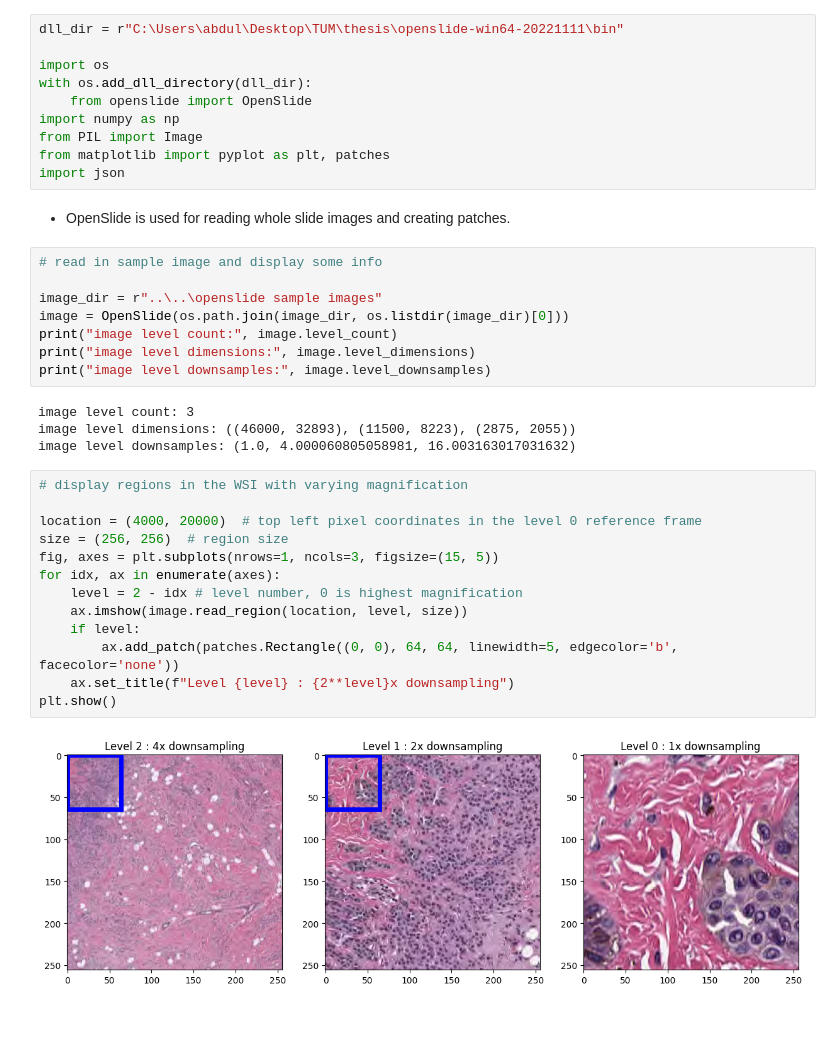
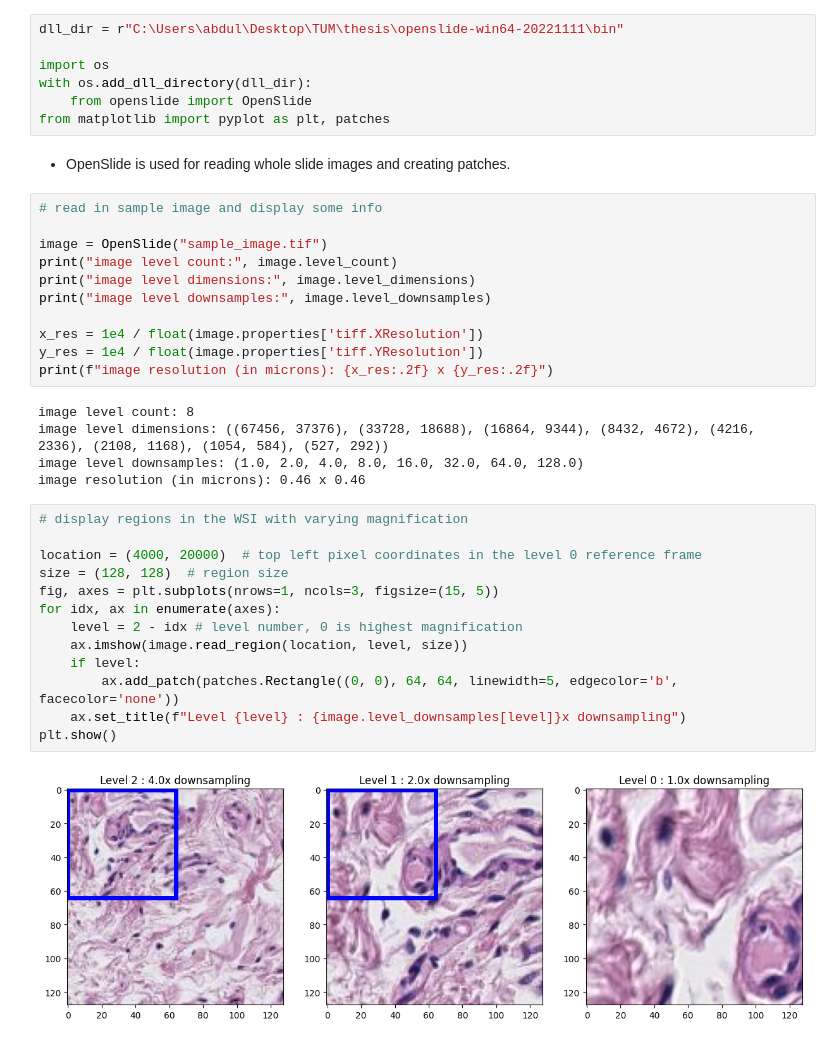
Before and after one commit to abhayran/thesis, a Jupyter notebook: src/inference/demo.ipynb, the cells around one changed output. Drawn from its saved outputs; the diff is of its cells as text.

```diff
--- a/src/inference/demo.ipynb
+++ b/src/inference/demo.ipynb
@@ -4,36 +8,37 @@ dll_dir = r"C:\Users\abdul\Desktop\TUM\thesis\openslide-win64-20221111\bin"
 import os
 with os.add_dll_directory(dll_dir):
     from openslide import OpenSlide
-import numpy as np
-from PIL import Image
 from matplotlib import pyplot as plt, patches
-import json
 # %% [markdown]
 - OpenSlide is used for reading whole slide images and creating patches.
 # %%
 # read in sample image and display some info
 
-image_dir = r"..\..\openslide sample images"
-image = OpenSlide(os.path.join(image_dir, os.listdir(image_dir)[0]))
+image = OpenSlide("sample_image.tif")
 print("image level count:", image.level_count)
 print("image level dimensions:", image.level_dimensions)
 print("image level downsamples:", image.level_downsamples)
+
+x_res = 1e4 / float(image.properties['tiff.XResolution'])
+y_res = 1e4 / float(image.properties['tiff.YResolution'])
+print(f"image resolution (in microns): {x_res:.2f} x {y_res:.2f}")
 # %% [output]
-image level count: 3
-image level dimensions: ((46000, 32893), (11500, 8223), (2875, 2055))
-image level downsamples: (1.0, 4.000060805058981, 16.003163017031632)
+image level count: 8
+image level dimensions: ((67456, 37376), (33728, 18688), (16864, 9344), (8432, 4672), (4216, 2336), (2108, 1168), (1054, 584), (527, 292))
+image level downsamples: (1.0, 2.0, 4.0, 8.0, 16.0, 32.0, 64.0, 128.0)
+image resolution (in microns): 0.46 x 0.46
 # %%
 # display regions in the WSI with varying magnification
 
 location = (4000, 20000)  # top left pixel coordinates in the level 0 reference frame
-size = (256, 256)  # region size
+size = (128, 128)  # region size
 fig, axes = plt.subplots(nrows=1, ncols=3, figsize=(15, 5))
 for idx, ax in enumerate(axes):
     level = 2 - idx # level number, 0 is highest magnification
     ax.imshow(image.read_region(location, level, size))
     if level:
         ax.add_patch(patches.Rectangle((0, 0), 64, 64, linewidth=5, edgecolor='b', facecolor='none'))
-    ax.set_title(f"Level {level} : {2**level}x downsampling")
+    ax.set_title(f"Level {level} : {image.level_downsamples[level]}x downsampling")
 plt.show()
 # %% [output]
-[figure, old version]
+[figure, new version]
```
Also changed, not shown: parts of 2 cells of this notebook, 2 other files.
